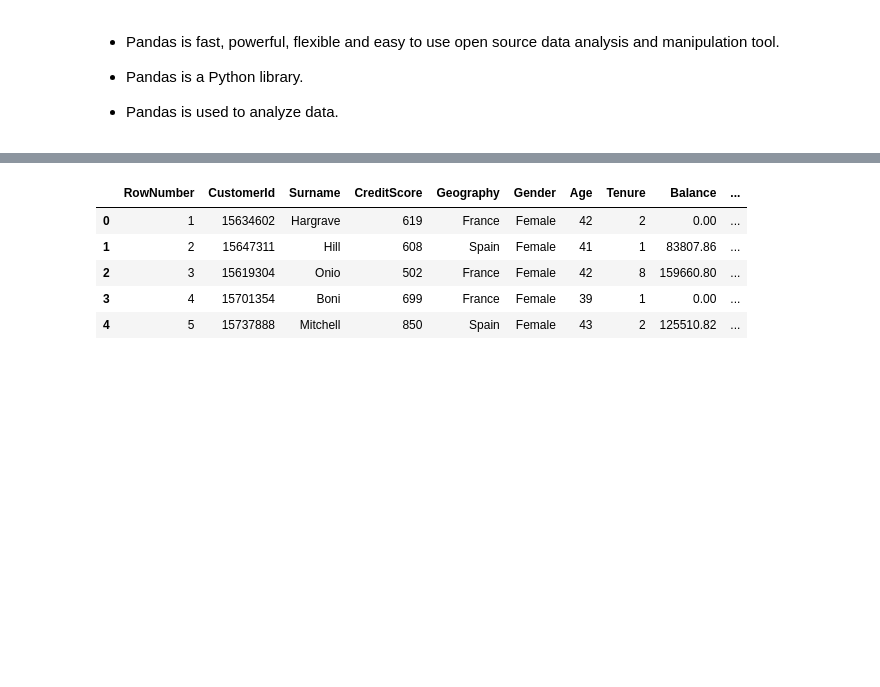
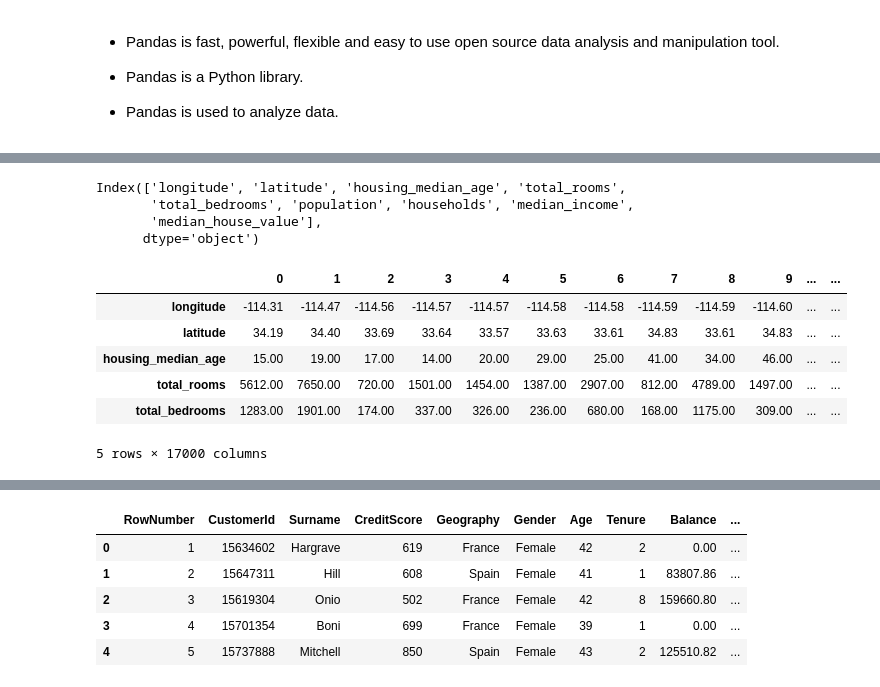
Before and after one commit to cyberslackk/python, a Jupyter notebook: Pandas.ipynb, the cells around one changed output, grey strips where cells are left out. Cells and saved outputs as stored; diff of their text form; code cells hidden in the pictures; blank space fills up the shorter version.

```diff
--- a/Pandas.ipynb
+++ b/Pandas.ipynb
@@ -57,0 +108,25 @@ df.tail()
+# %%
+# Prints all the columns of the dataframe
+# columns can be renamed as per standard.
+# Dont use spaces in any name.
+
+df.columns
+# %% [output]
+Index(['longitude', 'latitude', 'housing_median_age', 'total_rooms',
+       'total_bedrooms', 'population', 'households', 'median_income',
+       'median_house_value'],
+      dtype='object')
+# %%
+# Transpose
+# Transpose ROWS into COLUMNS and COLUMNS into ROW
+# can combine multiple methods after each other
+# print(df.T)
+df.T.head()
+# %% [output]
+|  | 0 | 1 | 2 | 3 | 4 | 5 | 6 | 7 | 8 | 9 | ... | ... |
+| longitude | -114.31 | -114.47 | -114.56 | -114.57 | -114.57 | -114.58 | -114.58 | -114.59 | -114.59 | -114.60 | ... | ... |
+| latitude | 34.19 | 34.40 | 33.69 | 33.64 | 33.57 | 33.63 | 33.61 | 34.83 | 33.61 | 34.83 | ... | ... |
+| housing_median_age | 15.00 | 19.00 | 17.00 | 14.00 | 20.00 | 29.00 | 25.00 | 41.00 | 34.00 | 46.00 | ... | ... |
+| total_rooms | 5612.00 | 7650.00 | 720.00 | 1501.00 | 1454.00 | 1387.00 | 2907.00 | 812.00 | 4789.00 | 1497.00 | ... | ... |
+| total_bedrooms | 1283.00 | 1901.00 | 174.00 | 337.00 | 326.00 | 236.00 | 680.00 | 168.00 | 1175.00 | 309.00 | ... | ... |
+5 rows × 17000 columns
```
Also changed, not shown: parts of 16 cells of this notebook.
